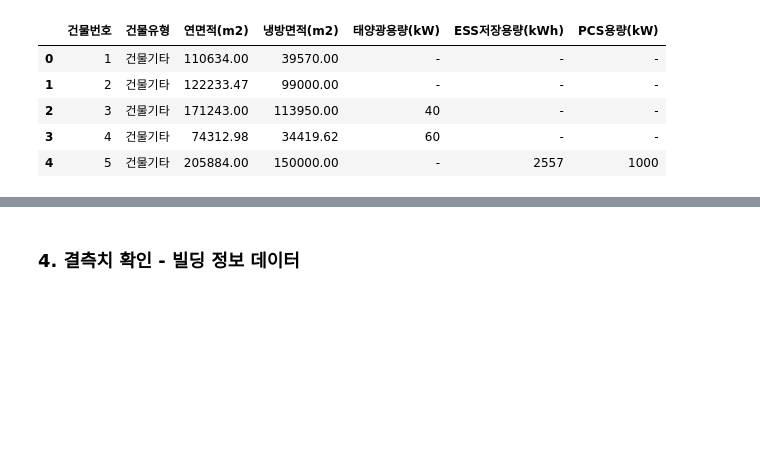
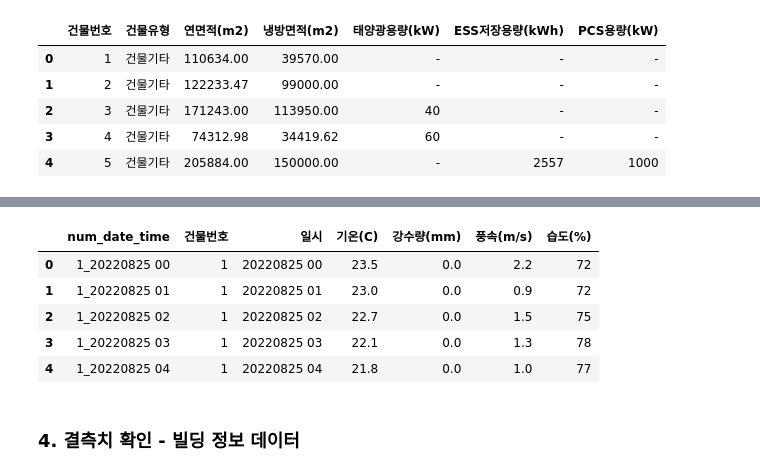
Before and after one commit to dongkieric98/-, a Jupyter notebook: electricity_EDA.ipynb, the cells around one changed output, grey strips where cells are left out. Cells and saved outputs as stored; diff of their text form; code cells hidden in the pictures; blank space fills up the shorter version.

```diff
--- a/electricity_EDA.ipynb
+++ b/electricity_EDA.ipynb
@@ -14,6 +13,9 @@ building = pd.read_csv('data/building_info.csv')
 
 # 날씨/전력사용량 데이터셋 (건물/시간대별)
 train = pd.read_csv('data/train.csv')
+
+# 날씨/전력사용량 데이터셋 (건물/시간대별)
+test = pd.read_csv('data/test.csv')
 # %% [markdown]
 ### 3. 기본 데이터셋 확인
 # %%
@@ -36,6 +38,15 @@ train.head(5)
 | 2 | 1_20220601 02 | 1 | 20220601 02 | 17.7 | NaN | 1.5 | 45.0 | NaN | NaN | 974.88 |
 | 3 | 1_20220601 03 | 1 | 20220601 03 | 16.7 | NaN | 1.4 | 48.0 | NaN | NaN | 953.76 |
 | 4 | 1_20220601 04 | 1 | 20220601 04 | 18.4 | NaN | 2.8 | 43.0 | NaN | NaN | 986.40 |
+# %%
+test.head(5)
+# %% [output]
+|  | num_date_time | 건물번호 | 일시 | 기온(C) | 강수량(mm) | 풍속(m/s) | 습도(%) |
+| 0 | 1_20220825 00 | 1 | 20220825 00 | 23.5 | 0.0 | 2.2 | 72 |
+| 1 | 1_20220825 01 | 1 | 20220825 01 | 23.0 | 0.0 | 0.9 | 72 |
+| 2 | 1_20220825 02 | 1 | 20220825 02 | 22.7 | 0.0 | 1.5 | 75 |
+| 3 | 1_20220825 03 | 1 | 20220825 03 | 22.1 | 0.0 | 1.3 | 78 |
+| 4 | 1_20220825 04 | 1 | 20220825 04 | 21.8 | 0.0 | 1.0 | 77 |
 # %% [markdown]
 ### 4. 결측치 확인 - 빌딩 정보 데이터
 # %%
```
Also changed, not shown: parts of 4 cells of this notebook, 1 other file.
